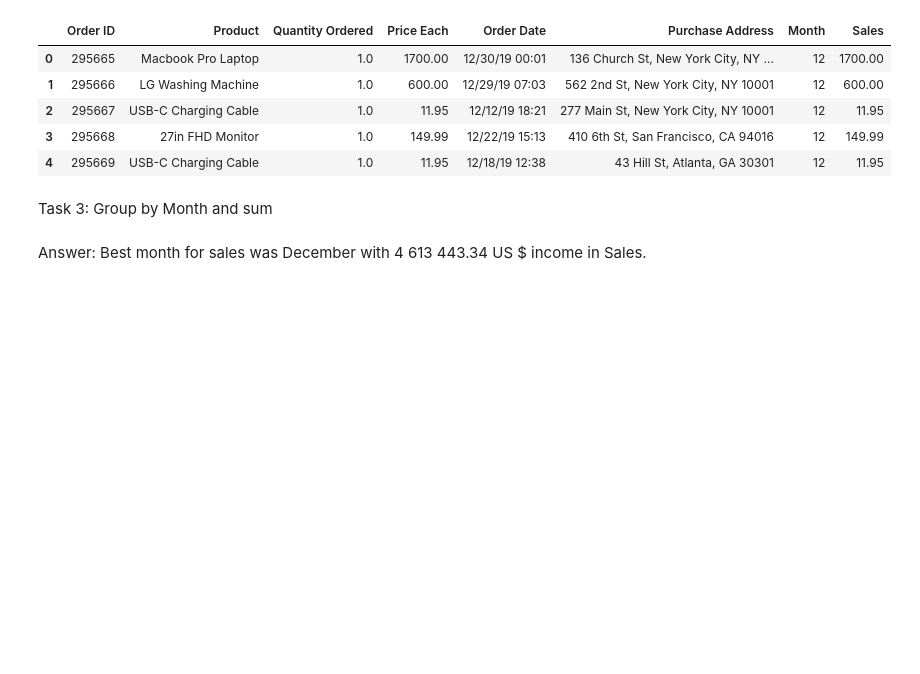
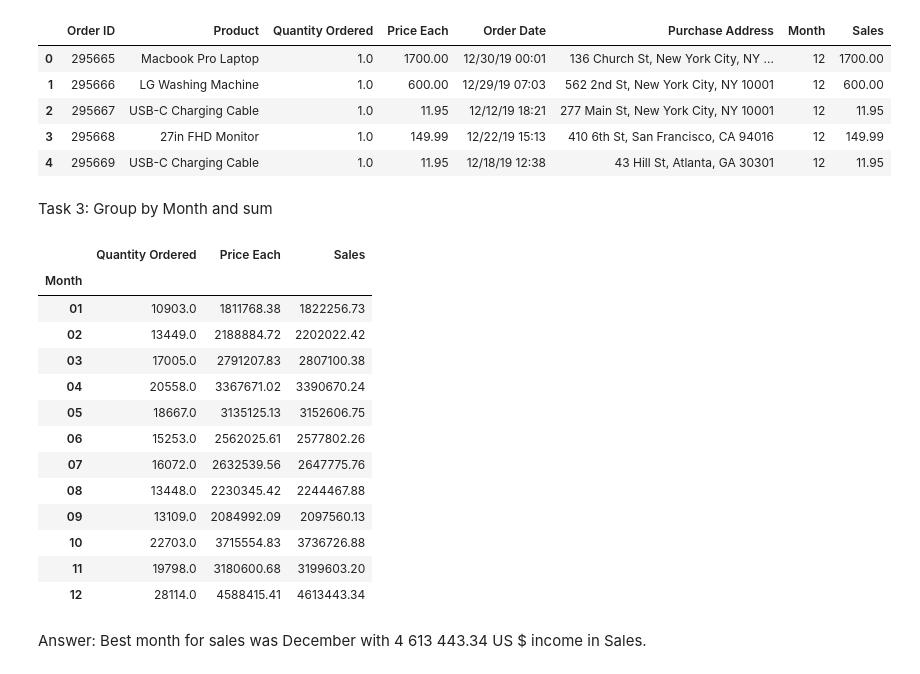
Before and after one commit to lepiej/Sales-Data-Science-Analysis, a Jupyter notebook: SalesAnalysis/Analysis.ipynb, the cells around one changed output. Saved outputs shown, nothing was run; the diff lists cells and outputs as text; code cells hidden in the pictures; blank space fills up the shorter version.

```diff
--- a/SalesAnalysis/Analysis.ipynb
+++ b/SalesAnalysis/Analysis.ipynb
@@ -86,6 +137,22 @@ all_data.head()
 Task 3: Group by Month and sum
 # %%
 results = all_data.groupby('Month').sum(numeric_only=True)
+results
+# %% [output]
+|  | Quantity Ordered | Price Each | Sales |
+| Month |  |  |  |
+| 01 | 10903.0 | 1811768.38 | 1822256.73 |
+| 02 | 13449.0 | 2188884.72 | 2202022.42 |
+| 03 | 17005.0 | 2791207.83 | 2807100.38 |
+| 04 | 20558.0 | 3367671.02 | 3390670.24 |
+| 05 | 18667.0 | 3135125.13 | 3152606.75 |
+| 06 | 15253.0 | 2562025.61 | 2577802.26 |
+| 07 | 16072.0 | 2632539.56 | 2647775.76 |
+| 08 | 13448.0 | 2230345.42 | 2244467.88 |
+| 09 | 13109.0 | 2084992.09 | 2097560.13 |
+| 10 | 22703.0 | 3715554.83 | 3736726.88 |
+| 11 | 19798.0 | 3180600.68 | 3199603.20 |
+| 12 | 28114.0 | 4588415.41 | 4613443.34 |
 # %% [markdown]
 Answer: Best month for sales was December with 4 613 443.34 US $ income in Sales.
 # %% [markdown]
```
Also changed, not shown: parts of 14 cells of this notebook, 1 other file.
